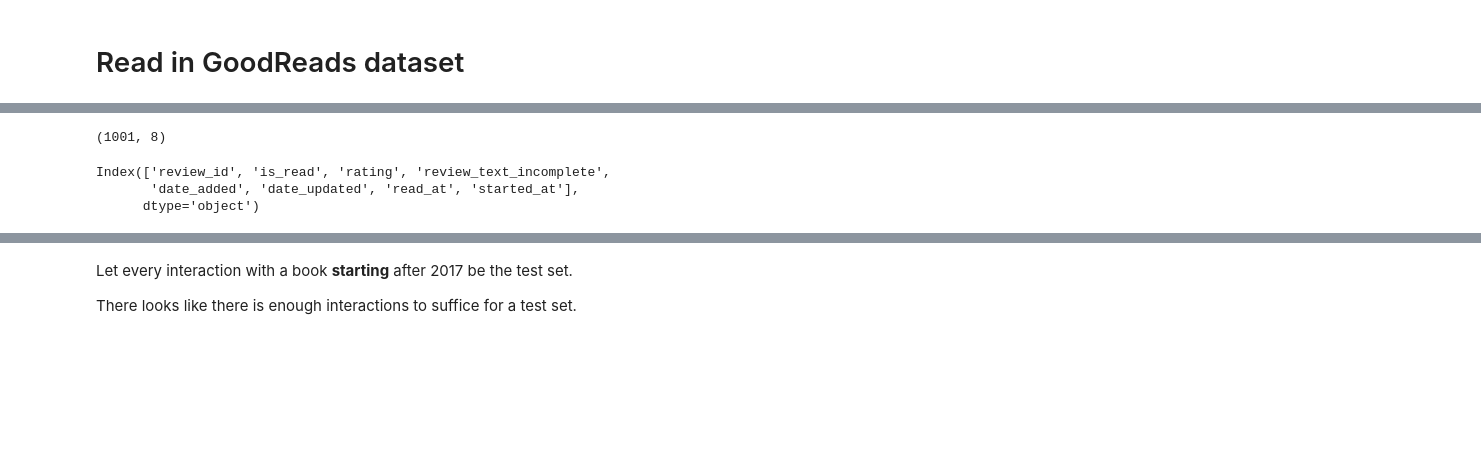
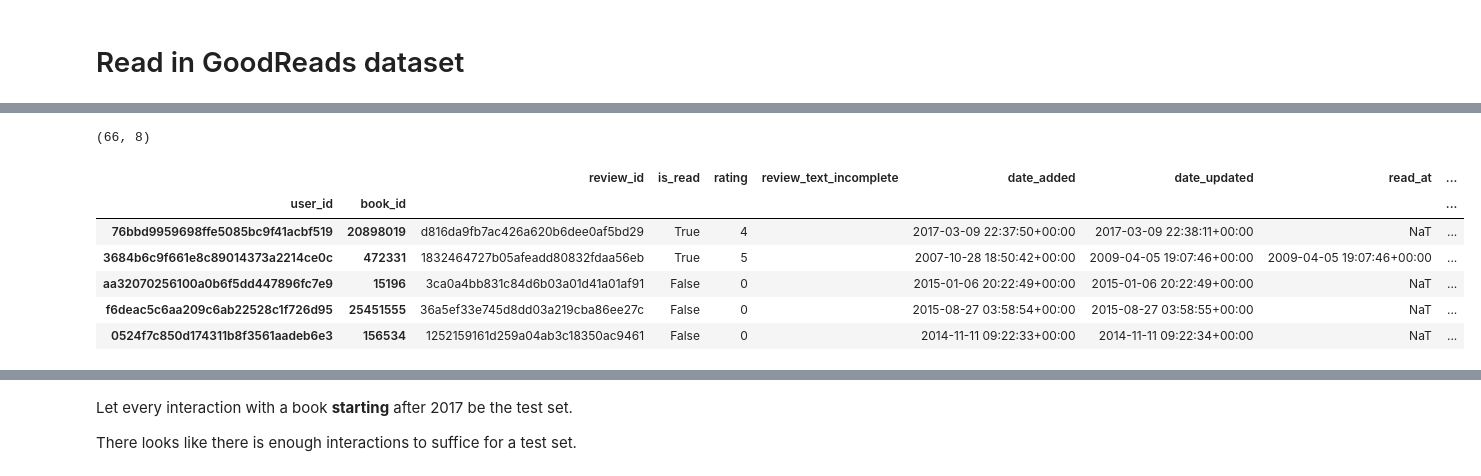
Before and after one commit to dickensc/RankPSL, a Jupyter notebook: data_construction/goodreads_data_construction/dataExploration.ipynb, the cells around one changed output, grey strips where cells are left out. Cells and saved outputs as stored; diff of their text form; code cells hidden in the pictures; blank space fills up the shorter version.

```diff
--- a/data_construction/goodreads_data_construction/dataExploration.ipynb
+++ b/data_construction/goodreads_data_construction/dataExploration.ipynb
@@ -64,12 +128,16 @@ Index(['isbn', 'text_reviews_count', 'series', 'country_code', 'language_code',
       dtype='object')
 # %%
 display(interactions_df.shape)
-interactions_df.columns
+interactions_df.head()
 # %% [output]
-(1001, 8)
+(66, 8)
-Index(['review_id', 'is_read', 'rating', 'review_text_incomplete',
-       'date_added', 'date_updated', 'read_at', 'started_at'],
-      dtype='object')
+|  |  | review_id | is_read | rating | review_text_incomplete | date_added | date_updated | read_at | ... |
+| user_id | book_id |  |  |  |  |  |  |  | ... |
+| 76bbd9959698ffe5085bc9f41acbf519 | 20898019 | d816da9fb7ac426a620b6dee0af5bd29 | True | 4 |  | 2017-03-09 22:37:50+00:00 | 2017-03-09 22:38:11+00:00 | NaT | ... |
+| 3684b6c9f661e8c89014373a2214ce0c | 472331 | 1832464727b05afeadd80832fdaa56eb | True | 5 |  | 2007-10-28 18:50:42+00:00 | 2009-04-05 19:07:46+00:00 | 2009-04-05 19:07:46+00:00 | ... |
+| aa32070256100a0b6f5dd447896fc7e9 | 15196 | 3ca0a4bb831c84d6b03a01d41a01af91 | False | 0 |  | 2015-01-06 20:22:49+00:00 | 2015-01-06 20:22:49+00:00 | NaT | ... |
+| f6deac5c6aa209c6ab22528c1f726d95 | 25451555 | 36a5ef33e745d8dd03a219cba86ee27c | False | 0 |  | 2015-08-27 03:58:54+00:00 | 2015-08-27 03:58:55+00:00 | NaT | ... |
+| 0524f7c850d174311b8f3561aadeb6e3 | 156534 | 1252159161d259a04ab3c18350ac9461 | False | 0 |  | 2014-11-11 09:22:33+00:00 | 2014-11-11 09:22:34+00:00 | NaT | ... |
 # %%
 display(reviews_df.shape)
 reviews_df.columns
```
Also changed, not shown: parts of 44 cells of this notebook, 10 other files.
